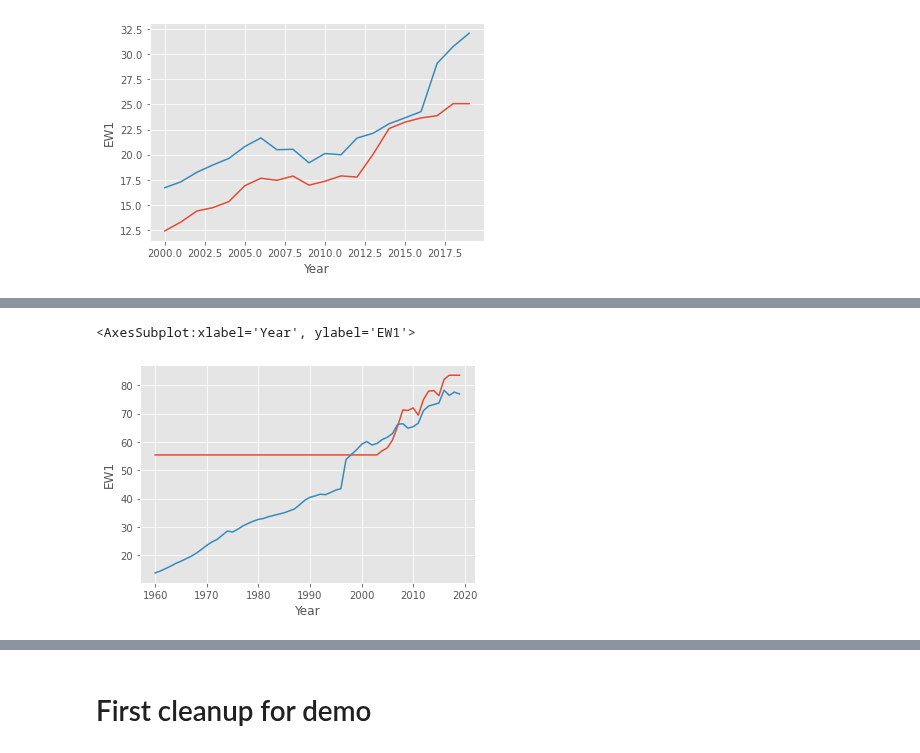
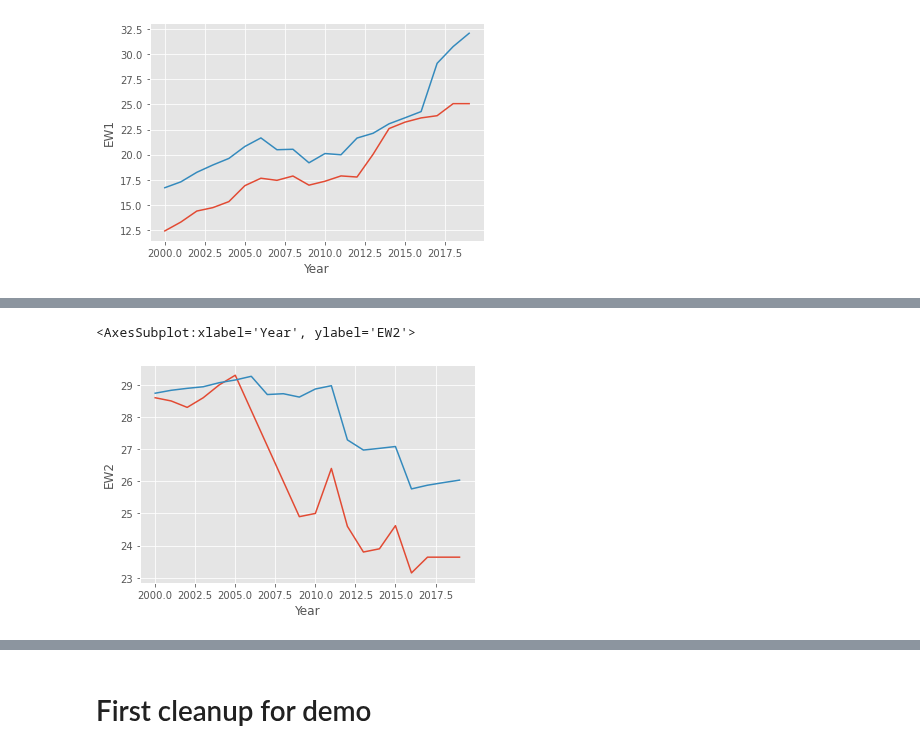
Before and after one commit to simonzabrocki/GraphModels, a Jupyter notebook: watermodel_scenario_development_bis.ipynb, the cells around one changed output, grey strips where cells are left out. Drawn from its saved outputs; the diff is of its cells as text; code cells hidden in the pictures.

Commit message:
clean up water model dvp

```diff
--- a/watermodel_scenario_development_bis.ipynb
+++ b/watermodel_scenario_development_bis.ipynb
@@ -278,35 +241,0 @@ EW1_model.draw()
-# %%
-import pandas as pd
-from database import select_dataset
-import numpy as np
-import seaborn as sns
-import matplotlib.pyplot as plt
-plt.style.use('ggplot')
-import plotly.express as px
-
-# FIND WAY TO WRAP THIS CLEANLY CAUSE IT's A MESS !
-
-aquastat = select_dataset('aquastat').dropna().drop(columns=['Area'])
-aquastat = aquastat[~aquastat.ISO.isin(['USA', 'CHN', 'IND', 'RUS'])] # Not parsed !
-aquastat = aquastat[~aquastat.Variable.isin(['CI', 'TC', 'ICA', 'AIR'])]
-aquastat['Year'] = aquastat['Year'].astype(int)
-
-evapotranspiration = select_dataset('evapotranspiration').dropna().drop_duplicates()
-cropcalendar = select_dataset('cropcalendar')#.drop(columns=['Year'])
-efficientwater = select_dataset('efficientwater')
-wb_data = select_dataset('worldbank')
-wb_data['Year'] = wb_data['Year'].astype(int)
-
-crops = select_dataset('sarahcrops').replace('TC', 'CL')
-
-crops = crops[~crops.Variable.isin(['ICA'])]
-#cropcalendar = cropcalendar[~cropcalendar.Variable.isin(['ICA'])]
-
-MWU_df = pd.concat([aquastat, evapotranspiration, cropcalendar, efficientwater, wb_data, crops])
-MWU_df = MWU_df[~MWU_df.Variable.isin(['CI'])]
-
-
-MWU_df.to_csv('outputs/MWU_df.csv', index=False)
-
-#MWU_df = MWU_df.query("Year >= 2000")
-MWU_df.to_csv('outputs/MWU_df.csv', index=False)
@@ -520,6 +241,0 @@ EW1_model.draw()
-# %%
-data_dict = df_to_data_dict(MWU_df, itemized=['Kc', 'ICA'])
-
-X, y = get_X_y_from_data(EW1_model, data_dict)
-res = EW1_model.run(X)
-print(score_model(EW1_model, X, y))
@@ -540,6 +242,6 @@ EW1
 # %%
-sns.lineplot(data=y['EW1'].loc['FRA'])
-sns.lineplot(data=res['EW1'].loc['FRA'])
+sns.lineplot(data=y['EW2'].loc['FRA'])
+sns.lineplot(data=res['EW2'].loc['FRA'])
 # %% [output]
-<AxesSubplot:xlabel='Year', ylabel='EW1'>
+<AxesSubplot:xlabel='Year', ylabel='EW2'>
-[figure, old version]
+[figure, new version]
```
Also changed, not shown: parts of 24 cells of this notebook, 1 other file.
